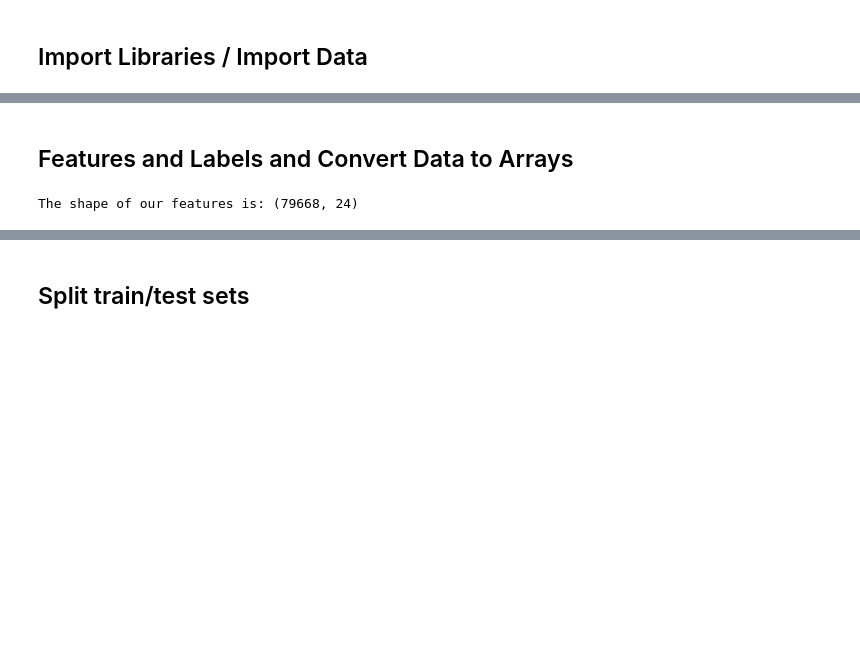
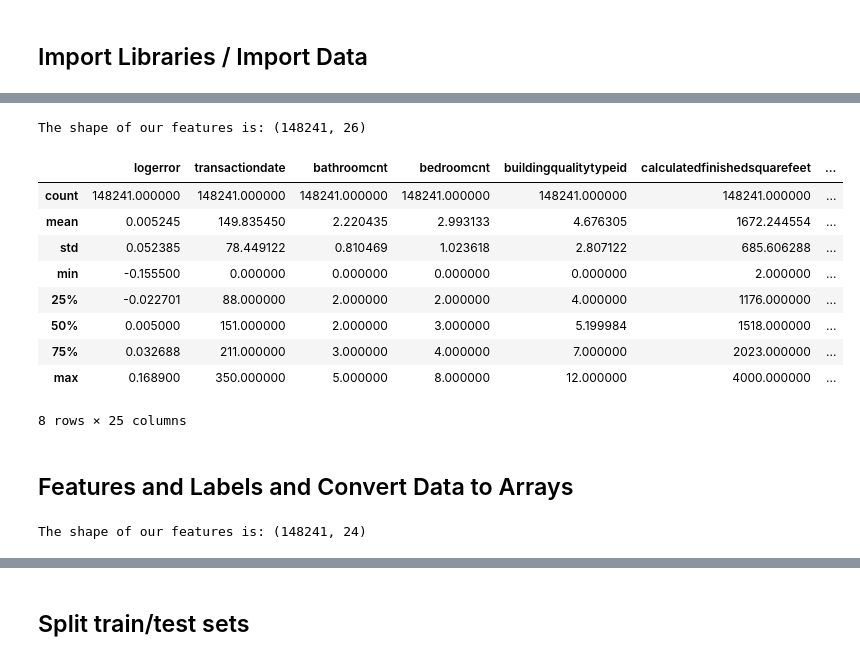
Before and after one commit to wisamb/ZillowHomeValuation, a Jupyter notebook: 11_Models_MLP.ipynb, the cells around one changed output, grey strips where cells are left out. Drawn from its saved outputs; the diff is of its cells as text; code cells hidden in the pictures; blank space fills up the shorter version.

```diff
--- a/11_Models_MLP.ipynb
+++ b/11_Models_MLP.ipynb
@@ -24,0 +15,5 @@ The shape of our features is: (79668, 25)
+# %%
+df1 = pd.read_csv('training_2016.csv', index_col=0, na_values=['NA'], sep=',',low_memory=False)
+df2 = pd.read_csv('training_2017.csv', index_col=0, na_values=['NA'], sep=',',low_memory=False)
+dataset = df1.merge(df2, how='outer')
+dataset.to_csv('merged_data.csv')
@@ -25,3 +30,25 @@ The shape of our features is: (79668, 25)
+# %%
+print('The shape of our features is:', dataset.shape)
+# %% [output]
+The shape of our features is: (148241, 26)
+# %%
+# drop parcelid to exclude from analysis
+    # axis 1 refers to the columns
+dataset = dataset.drop('parcelid', axis = 1)
+
+# Descriptive statistics for each column
+dataset.describe()
+# %% [output]
+|  | logerror | transactiondate | bathroomcnt | bedroomcnt | buildingqualitytypeid | calculatedfinishedsquarefeet | ... |
+| count | 148241.000000 | 148241.000000 | 148241.000000 | 148241.000000 | 148241.000000 | 148241.000000 | ... |
+| mean | 0.005245 | 149.835450 | 2.220435 | 2.993133 | 4.676305 | 1672.244554 | ... |
+| std | 0.052385 | 78.449122 | 0.810469 | 1.023618 | 2.807122 | 685.606288 | ... |
+| min | -0.155500 | 0.000000 | 0.000000 | 0.000000 | 0.000000 | 2.000000 | ... |
+| 25% | -0.022701 | 88.000000 | 2.000000 | 2.000000 | 4.000000 | 1176.000000 | ... |
+| 50% | 0.005000 | 151.000000 | 2.000000 | 3.000000 | 5.199984 | 1518.000000 | ... |
+| 75% | 0.032688 | 211.000000 | 3.000000 | 4.000000 | 7.000000 | 2023.000000 | ... |
+| max | 0.168900 | 350.000000 | 5.000000 | 8.000000 | 12.000000 | 4000.000000 | ... |
+8 rows × 25 columns
 # %% [markdown]
 ## Features and Labels and Convert Data to Arrays
 # %%
@@ -33,4 +60,4 @@ X = dataset.drop('logerror', axis = 1)
 
 print('The shape of our features is:', X.shape)
 # %% [output]
-The shape of our features is: (79668, 24)
+The shape of our features is: (148241, 24)
```
Also changed, not shown: parts of 8 cells of this notebook.
